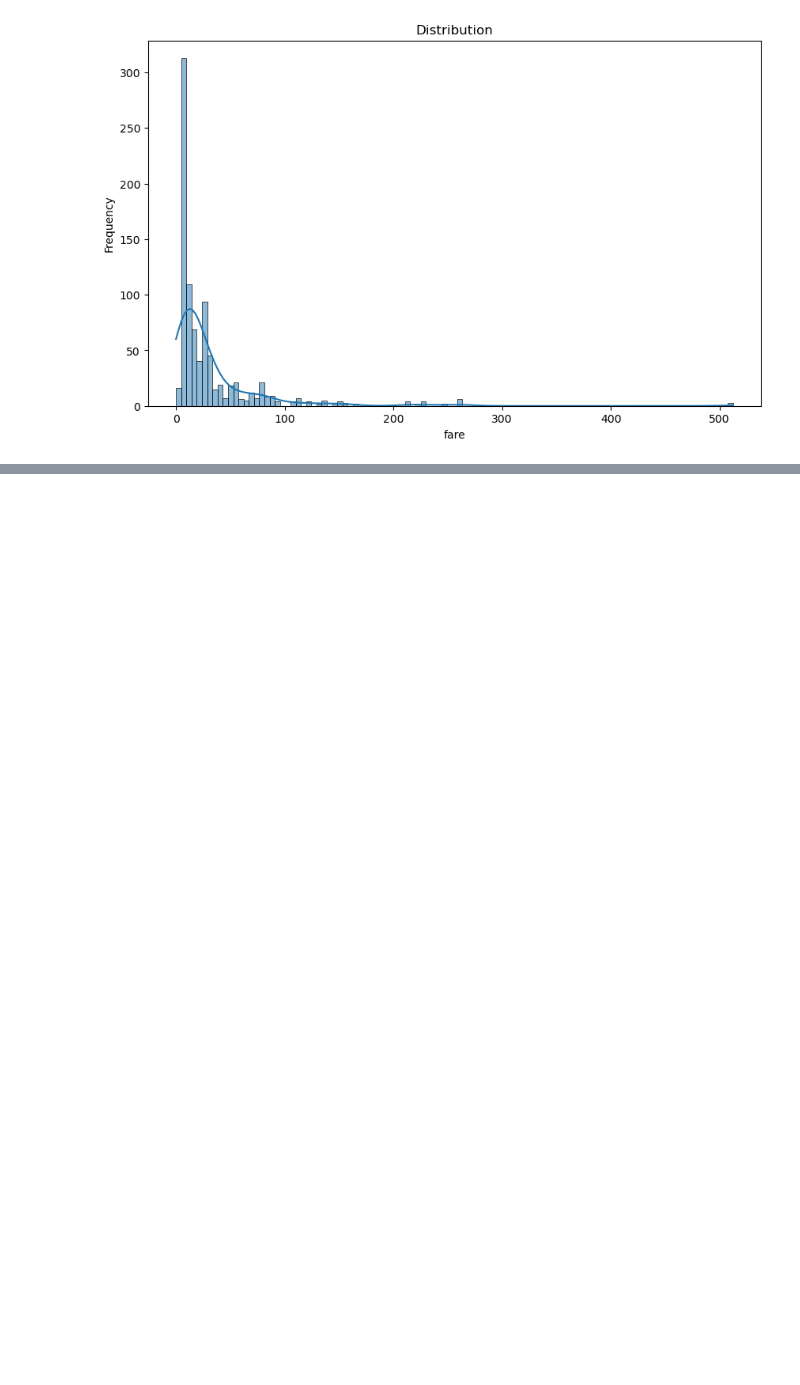
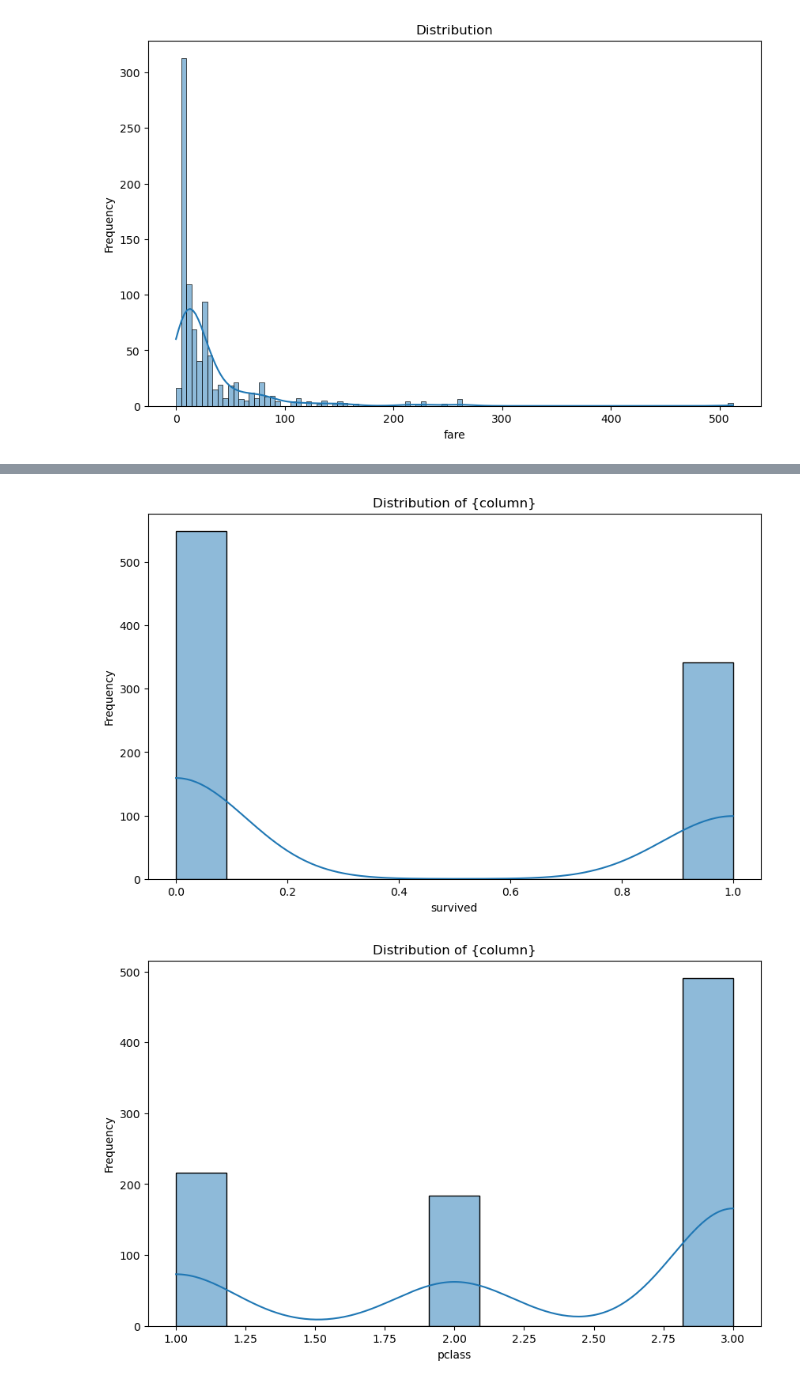
Before and after one commit to azartechnet/SanjithaBatch, a Jupyter notebook: Skewness_1.ipynb, the cells around one changed output, grey strips where cells are left out. Drawn from its saved outputs; the diff is of its cells as text; code cells hidden in the pictures; blank space fills up the shorter version.

```diff
--- a/Skewness_1.ipynb
+++ b/Skewness_1.ipynb
@@ -73,0 +79,3 @@ for column in numerical_columns:
+# %%
+#Load dataset
+titanic=sns.load_dataset('titanic')
@@ -73,0 +91,3 @@ for column in numerical_columns:
+# %%
+#Step 2 Calculate kurtosis
+numerical_columns=titanic.select_dtypes(include=['float64','int64']).columns
@@ -73,0 +110,11 @@ for column in numerical_columns:
+# %%
+for column in numerical_columns:
+    plt.figure(figsize=(10,6))
+    sns.histplot(titanic[column].dropna(),kde=True)
+    plt.title("Distribution of {column}")
+    plt.xlabel(column)
+    plt.ylabel('Frequency')
+    plt.show()
+# %% [output]
+[figure, added]
+[figure, added]
```
Also changed, not shown: parts of 11 cells of this notebook, 1 other file.
